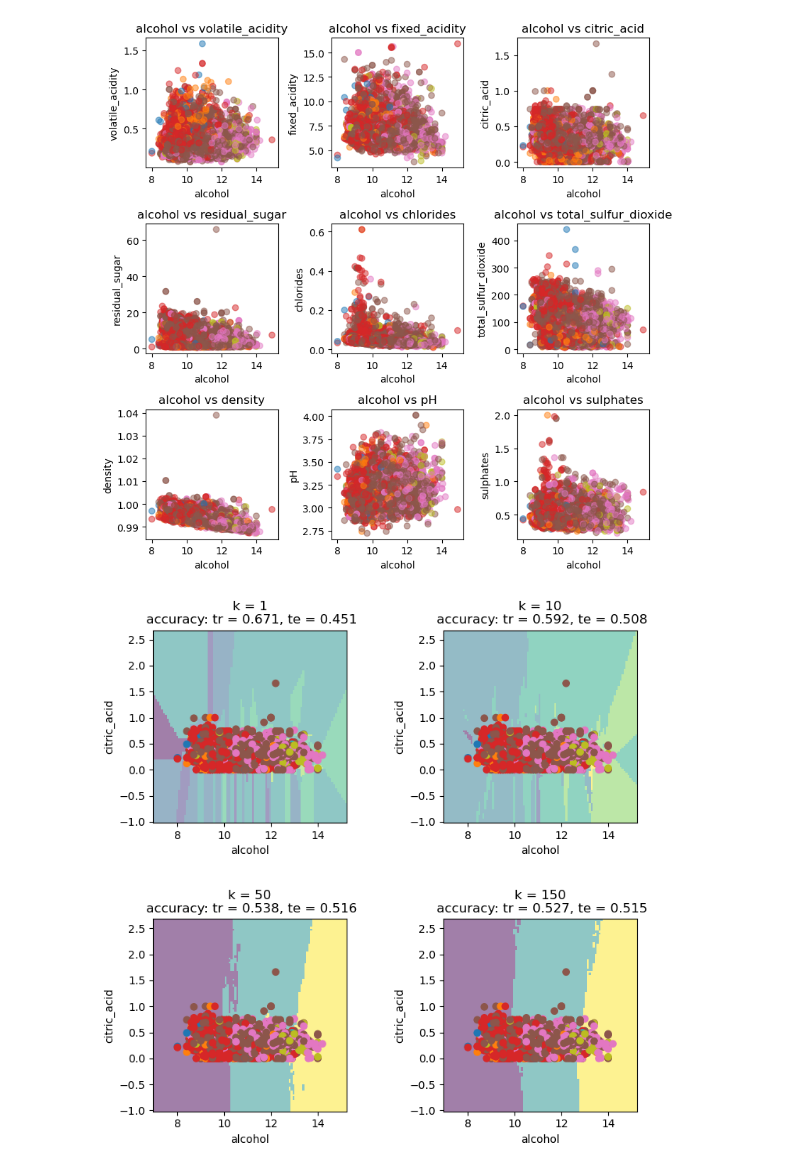
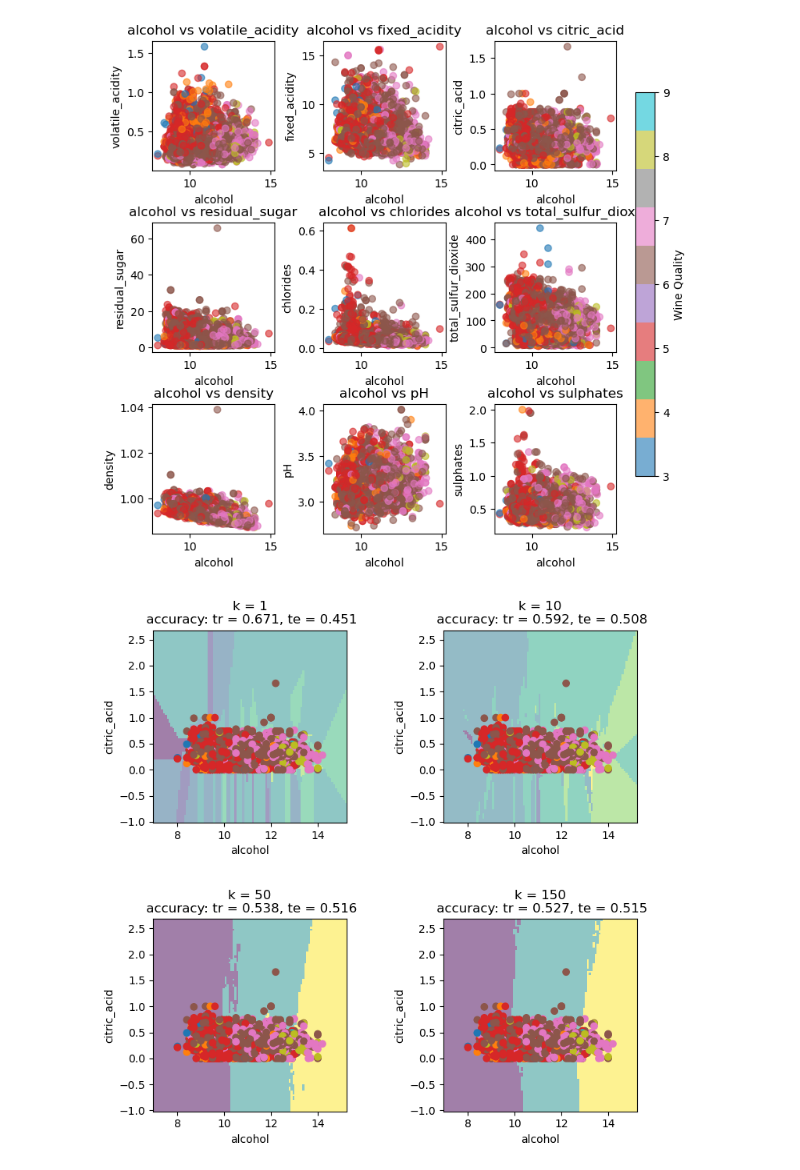
Before and after one commit to mxxntiny/ML_winter26, a Jupyter notebook: ML_project.ipynb, the cells around one changed output. Cells and saved outputs as stored; diff of their text form; code cells hidden in the pictures.

Commit message:
added key for scatterplots

```diff
--- a/ML_project.ipynb
+++ b/ML_project.ipynb
@@ -63,20 +71,27 @@ X_tr, X_te, y_tr, y_te = train_test_split(X, y, test_size=0.25, random_state=see
 # %%
 # Make a figure with 9 subplots
 fig, axes = plt.subplots(3, 3, figsize=(8, 8))
 
 diff_y = ['volatile_acidity', 'fixed_acidity', 'citric_acid','residual_sugar',
           'chlorides', 'total_sulfur_dioxide', 'density', 'pH', 'sulphates']
 
-for axes, y_name in zip(axes.flat, diff_y):
-    axes.scatter(X['alcohol'], X[y_name], c=y, cmap='tab10', alpha=0.5)
-    axes.set_xlabel('alcohol')
-    axes.set_ylabel(y_name)
-    axes.set_title(f'alcohol vs {y_name}')
+# plot each subplot
+for ax, y_name in zip(axes.flat, diff_y):
+    sc = ax.scatter(X['alcohol'], X[y_name], c=y, cmap='tab10', alpha=0.6)
+    ax.set_xlabel('alcohol')
+    ax.set_ylabel(y_name)
+    ax.set_title(f'alcohol vs {y_name}')
 
-plt.tight_layout()
+# adjust spacing and leave room for colorbar legend
+fig.subplots_adjust(right=0.85, wspace=0.4, hspace=0.4)
+
+# add colorbar on the right
+cbar_ax = fig.add_axes([0.88, 0.2, 0.03, 0.6])
+fig.colorbar(sc, cax=cbar_ax, label="Wine Quality")
+
 plt.show()
 # %% [output]
-[figure, old version]
+[figure, new version]
 # %%
 plot_kwargs = {'cmap': 'viridis',
                'response_method': 'predict',
```
Also changed, not shown: parts of 2 cells of this notebook.
